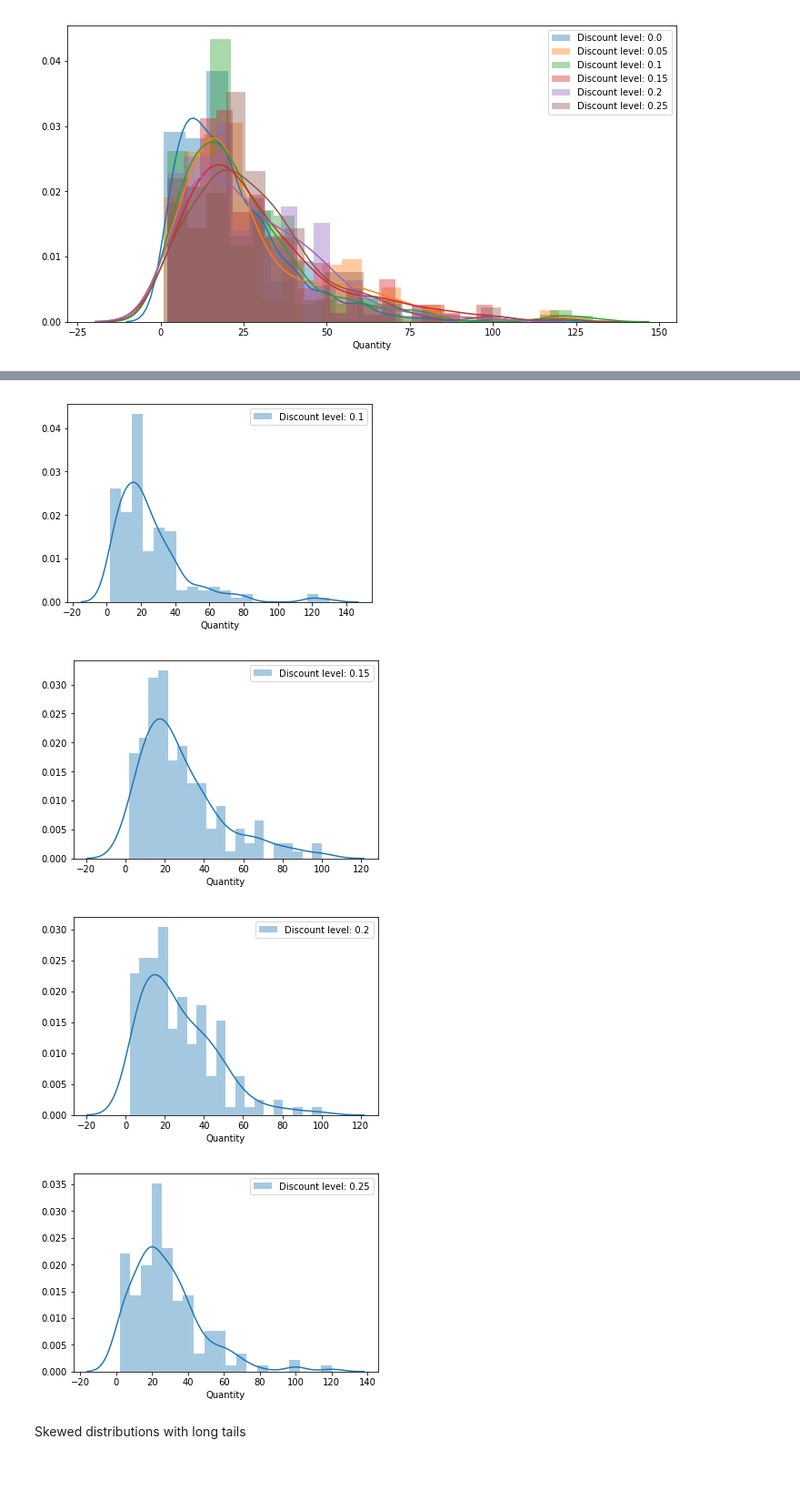
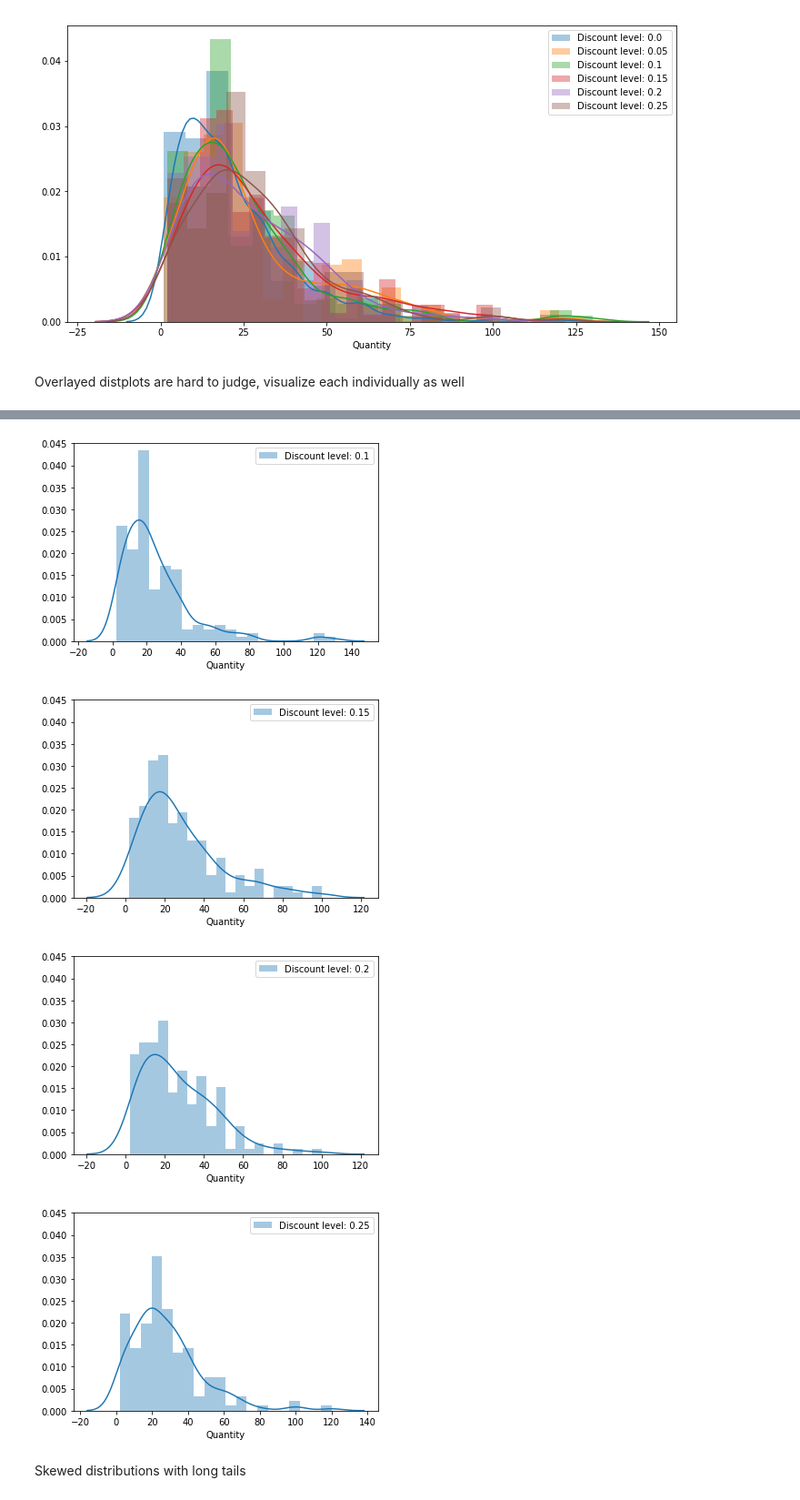
Before and after one commit to ktzioumis/Northwind-Traders, a Jupyter notebook: Project2.ipynb, the cells around one changed output, grey strips where cells are left out. Shown: that part at 91% size. Cells and saved outputs as stored; diff of their text form; code cells hidden in the pictures; blank space fills up the shorter version.

```diff
--- a/Project2.ipynb
+++ b/Project2.ipynb
@@ -167,9 +169,12 @@ plt.legend()
 # %% [output]
 <matplotlib.legend.Legend at 0x...>
 [figure]
+# %% [markdown]
+Overlayed distplots are hard to judge, visualize each individually as well
 # %%
 for i in sorted(OD.Discount.unique()):
     sns.distplot(OD.loc[OD.Discount==i]['Quantity'], label='Discount level: '+str(i), bins =20)
+    plt.ylim(0,0.045) #(standardize y-axis)
     plt.legend()
     plt.show()
 # %% [output]
@@ -178,7 +183,7 @@ for i in sorted(OD.Discount.unique()):
-[figure, old version]
+[figure, new version]
-[figure, old version]
+[figure, new version]
-[figure, old version]
+[figure, new version]
-[figure, old version]
+[figure, new version]
 # %% [markdown]
 Skewed distributions with long tails
 # %% [markdown]
```
Also changed, not shown: parts of 18 cells of this notebook.
